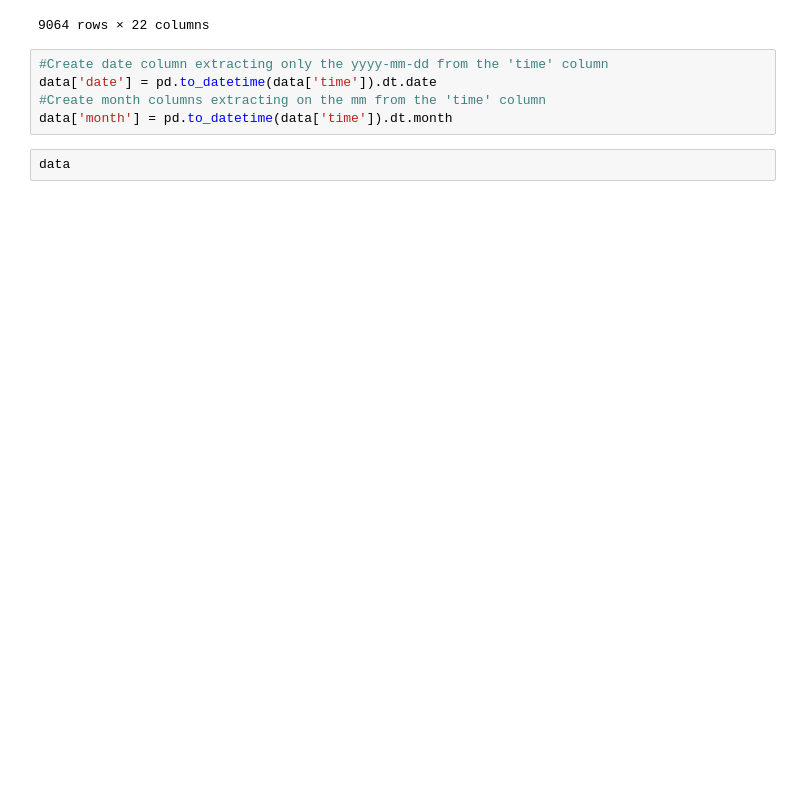
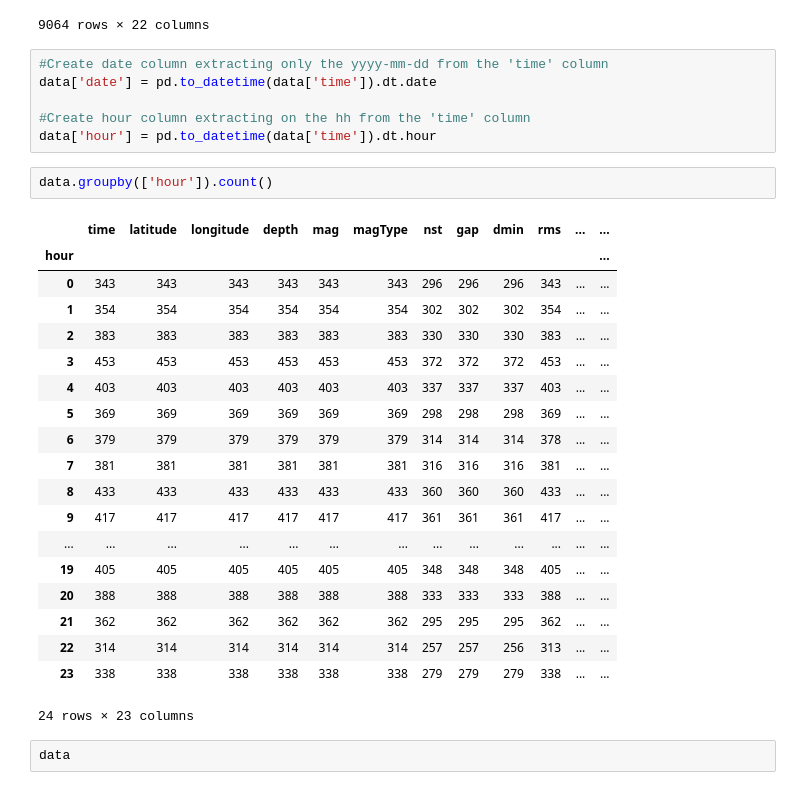
Before and after one commit to bytesbyt/ds_data_visualisation, a Jupyter notebook: earthquake.ipynb, the cells around one changed output. Saved outputs shown, nothing was run; the diff lists cells and outputs as text; blank space fills up the shorter version.

Commit message:
count how many times earth quake happen each hour over a period month

```diff
--- a/earthquake.ipynb
+++ b/earthquake.ipynb
@@ -170,8 +170,31 @@ data
 # %%
 #Create date column extracting only the yyyy-mm-dd from the 'time' column
 data['date'] = pd.to_datetime(data['time']).dt.date
-#Create month columns extracting on the mm from the 'time' column
-data['month'] = pd.to_datetime(data['time']).dt.month
+
+#Create hour column extracting on the hh from the 'time' column
+data['hour'] = pd.to_datetime(data['time']).dt.hour
+# %%
+data.groupby(['hour']).count()
+# %% [output]
+|  | time | latitude | longitude | depth | mag | magType | nst | gap | dmin | rms | ... | ... |
+| hour |  |  |  |  |  |  |  |  |  |  |  | ... |
+| 0 | 343 | 343 | 343 | 343 | 343 | 343 | 296 | 296 | 296 | 343 | ... | ... |
+| 1 | 354 | 354 | 354 | 354 | 354 | 354 | 302 | 302 | 302 | 354 | ... | ... |
+| 2 | 383 | 383 | 383 | 383 | 383 | 383 | 330 | 330 | 330 | 383 | ... | ... |
+| 3 | 453 | 453 | 453 | 453 | 453 | 453 | 372 | 372 | 372 | 453 | ... | ... |
+| 4 | 403 | 403 | 403 | 403 | 403 | 403 | 337 | 337 | 337 | 403 | ... | ... |
+| 5 | 369 | 369 | 369 | 369 | 369 | 369 | 298 | 298 | 298 | 369 | ... | ... |
+| 6 | 379 | 379 | 379 | 379 | 379 | 379 | 314 | 314 | 314 | 378 | ... | ... |
+| 7 | 381 | 381 | 381 | 381 | 381 | 381 | 316 | 316 | 316 | 381 | ... | ... |
+| 8 | 433 | 433 | 433 | 433 | 433 | 433 | 360 | 360 | 360 | 433 | ... | ... |
+| 9 | 417 | 417 | 417 | 417 | 417 | 417 | 361 | 361 | 361 | 417 | ... | ... |
+| ... | ... | ... | ... | ... | ... | ... | ... | ... | ... | ... | ... | ... |
+| 19 | 405 | 405 | 405 | 405 | 405 | 405 | 348 | 348 | 348 | 405 | ... | ... |
+| 20 | 388 | 388 | 388 | 388 | 388 | 388 | 333 | 333 | 333 | 388 | ... | ... |
+| 21 | 362 | 362 | 362 | 362 | 362 | 362 | 295 | 295 | 295 | 362 | ... | ... |
+| 22 | 314 | 314 | 314 | 314 | 314 | 314 | 257 | 257 | 256 | 313 | ... | ... |
+| 23 | 338 | 338 | 338 | 338 | 338 | 338 | 279 | 279 | 279 | 338 | ... | ... |
+24 rows × 23 columns
 # %%
 data
 # %% [output]
```
